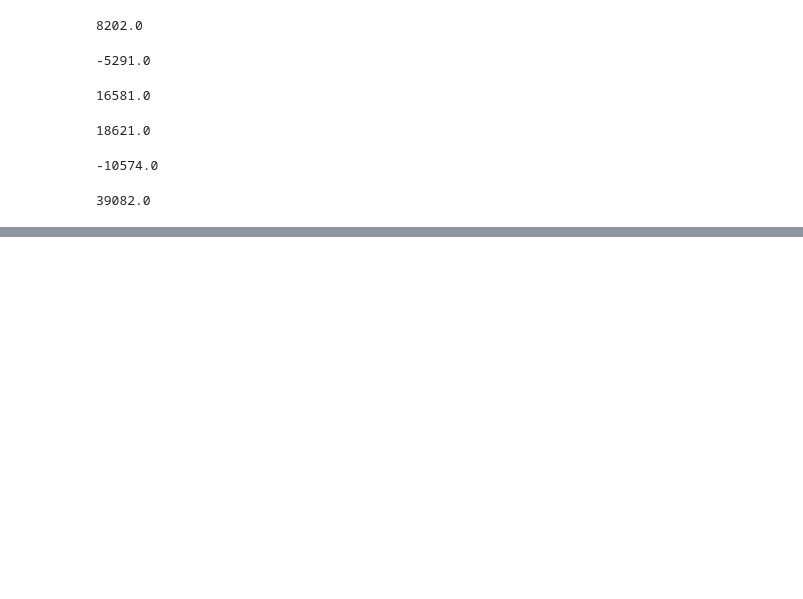
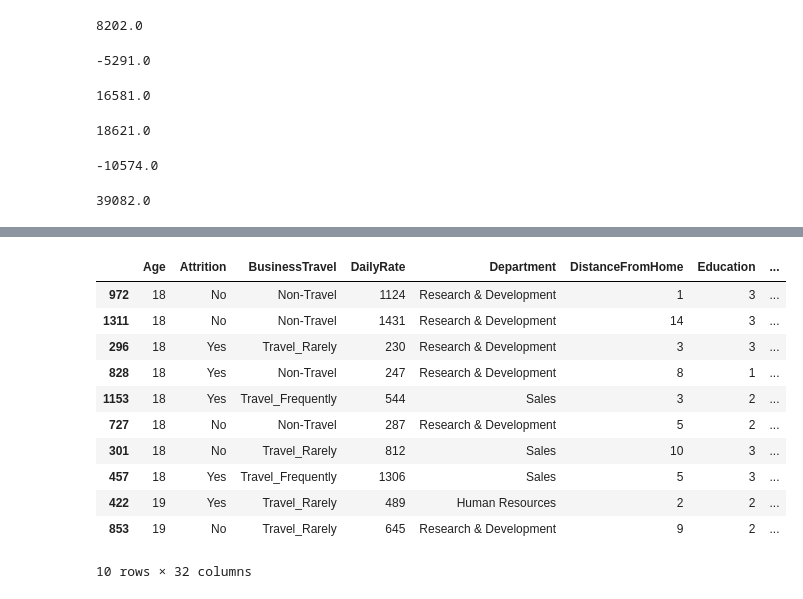
Before and after one commit to stephanyresque/projeto-IBM, a Jupyter notebook: projeto_IBM.ipynb, the cells around one changed output, grey strips where cells are left out. Cells and saved outputs as stored; diff of their text form; code cells hidden in the pictures; blank space fills up the shorter version.

```diff
--- a/projeto_IBM.ipynb
+++ b/projeto_IBM.ipynb
@@ -367,0 +422,15 @@ with pd.option_context('float_format', '{:.2f}'.format,'display.max_columns', 35
+# %%
+df[df['Age'] <= df['Age'].median()].sort_values(by = 'Age').head(10)
+# %% [output]
+|  | Age | Attrition | BusinessTravel | DailyRate | Department | DistanceFromHome | Education | ... |
+| 972 | 18 | No | Non-Travel | 1124 | Research & Development | 1 | 3 | ... |
+| 1311 | 18 | No | Non-Travel | 1431 | Research & Development | 14 | 3 | ... |
+| 296 | 18 | Yes | Travel_Rarely | 230 | Research & Development | 3 | 3 | ... |
+| 828 | 18 | Yes | Non-Travel | 247 | Research & Development | 8 | 1 | ... |
+| 1153 | 18 | Yes | Travel_Frequently | 544 | Sales | 3 | 2 | ... |
+| 727 | 18 | No | Non-Travel | 287 | Research & Development | 5 | 2 | ... |
+| 301 | 18 | No | Travel_Rarely | 812 | Sales | 10 | 3 | ... |
+| 457 | 18 | Yes | Travel_Frequently | 1306 | Sales | 5 | 3 | ... |
+| 422 | 19 | Yes | Travel_Rarely | 489 | Human Resources | 2 | 2 | ... |
+| 853 | 19 | No | Travel_Rarely | 645 | Research & Development | 9 | 2 | ... |
+10 rows × 32 columns
```
Also changed, not shown: parts of 19 cells of this notebook.
